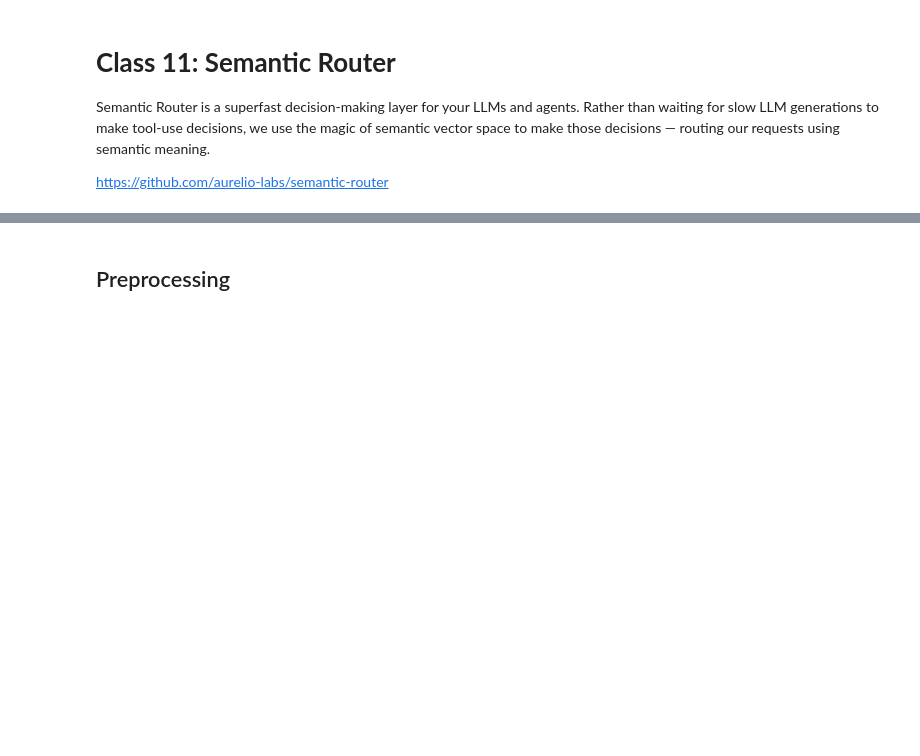
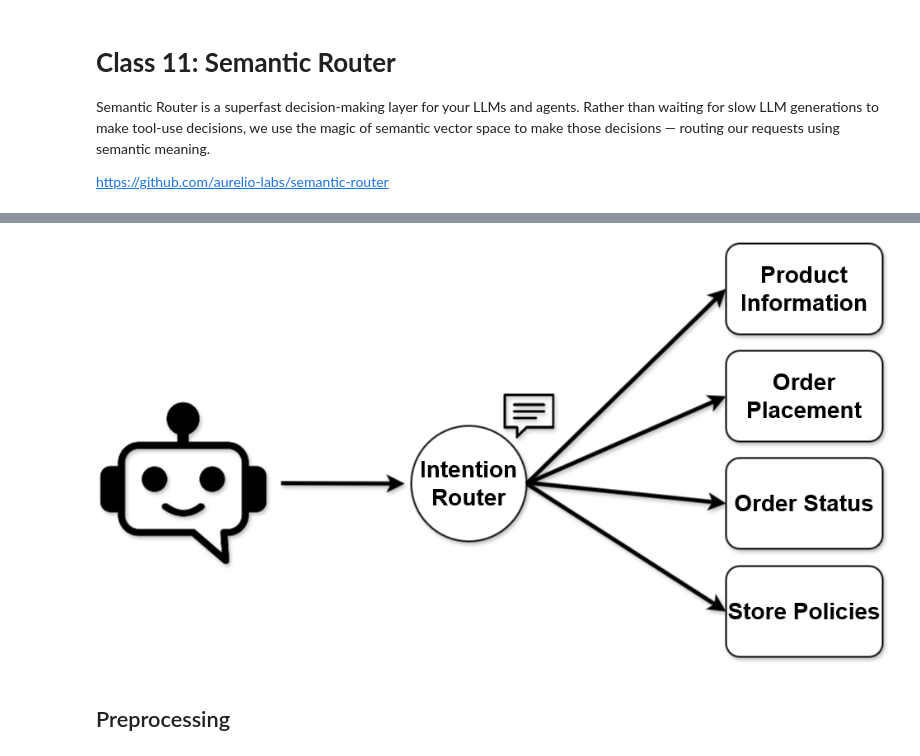
Before and after one commit to tiagomosantos/CapstoneProject, a Jupyter notebook: notebooks/class_11_semantic_router.ipynb, the cells around one changed output, grey strips where cells are left out. Cells and saved outputs as stored; diff of their text form; code cells hidden in the pictures; blank space fills up the shorter version.

```diff
--- a/notebooks/class_11_semantic_router.ipynb
+++ b/notebooks/class_11_semantic_router.ipynb
@@ -4,4 +4,7 @@
 Semantic Router is a superfast decision-making layer for your LLMs and agents. Rather than waiting for slow LLM generations to make tool-use decisions, we use the magic of semantic vector space to make those decisions — routing our requests using semantic meaning.
 
 https://github.com/aurelio-labs/semantic-router
+# %%
+from IPython.display import Image, display
+project_path = "C:/Users/tiago/OneDrive/Documentos/CapstoneProject/"
 # %% [markdown]
@@ -14,0 +32,4 @@ How It Works:
+# %%
+display(Image(filename=project_path+'images/class11/1.png', width=1000, height=800))
+# %% [output]
+[figure, added]
```
Also changed, not shown: parts of 55 cells of this notebook, 9 other files.
